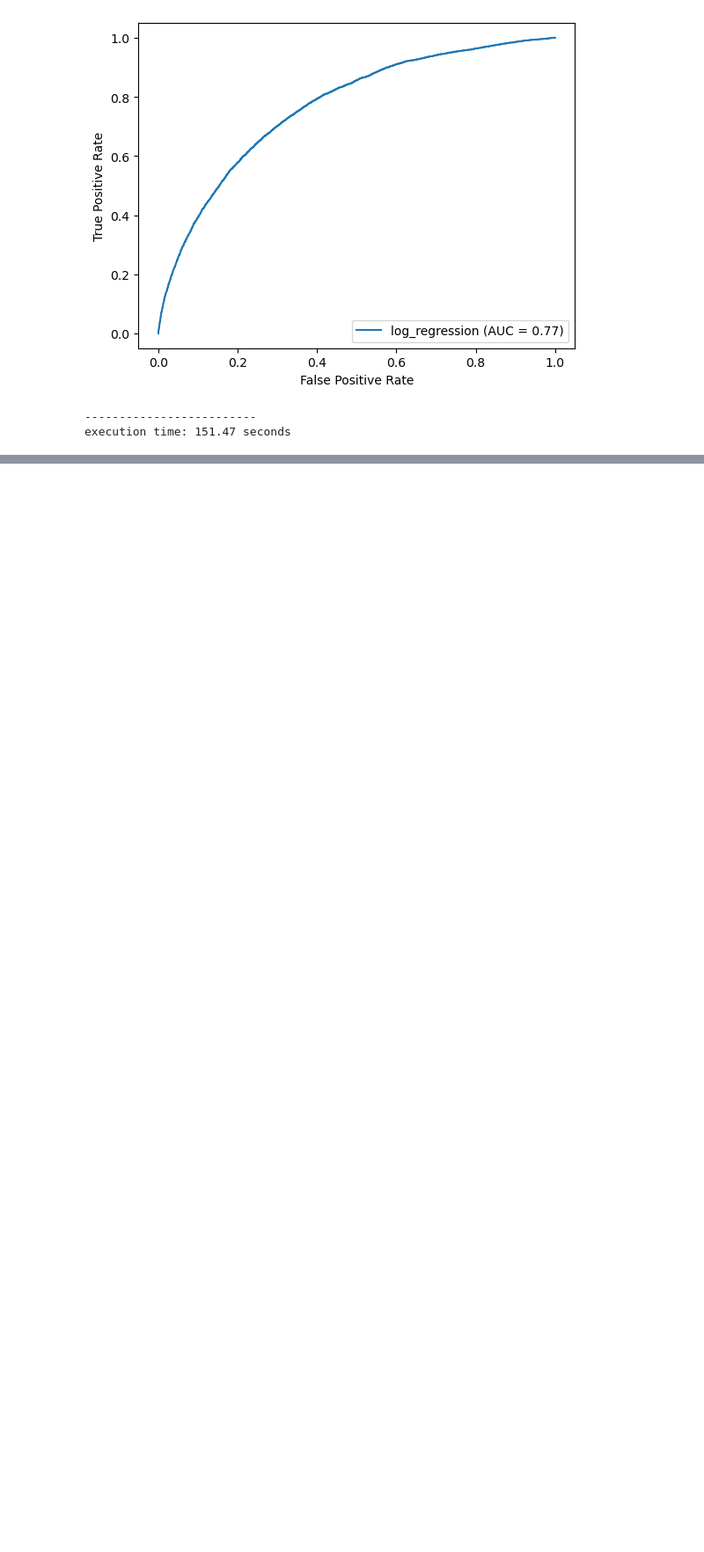
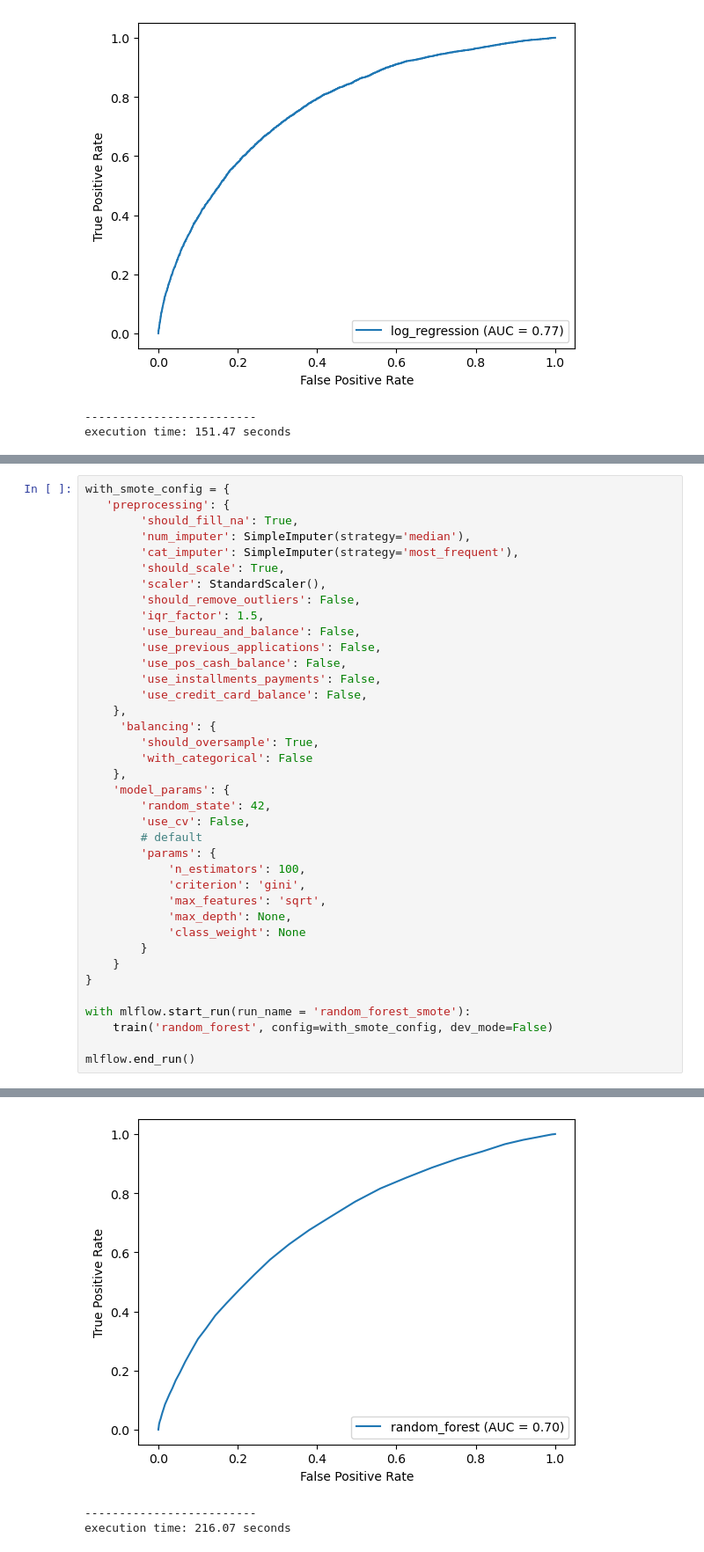
Before and after one commit to NatChe/credit-scoring-dashboard, a Jupyter notebook: 01_Training.ipynb, the cells around one changed output, grey strips where cells are left out. Shown at 88% size. Cells and saved outputs as stored; diff of their text form; blank space fills up the shorter version.

```diff
--- a/01_Training.ipynb
+++ b/01_Training.ipynb
@@ -1532,0 +1622,39 @@ execution time: 151.47 seconds
+# %%
+with_smote_config = {
+   'preprocessing': {
+        'should_fill_na': True,
+        'num_imputer': SimpleImputer(strategy='median'),
+        'cat_imputer': SimpleImputer(strategy='most_frequent'),
+        'should_scale': True,
+        'scaler': StandardScaler(),
+        'should_remove_outliers': False,
+        'iqr_factor': 1.5,
+        'use_bureau_and_balance': False,
+        'use_previous_applications': False,
+        'use_pos_cash_balance': False,
+        'use_installments_payments': False,
+        'use_credit_card_balance': False,
+    },
+     'balancing': {
+        'should_oversample': True,
+        'with_categorical': False
+    },
+    'model_params': {
+        'random_state': 42,
+        'use_cv': False,
+        # default
+        'params': {
+            'n_estimators': 100,
+            'criterion': 'gini',
+            'max_features': 'sqrt',
+            'max_depth': None,
+            'class_weight': None
+        }
+    }
+}
+
+with mlflow.start_run(run_name = 'random_forest_smote'):
+    train('random_forest', config=with_smote_config, dev_mode=False)
+
+mlflow.end_run()
+# %% [output]
@@ -1532,0 +1686,3 @@ execution time: 151.47 seconds
+[figure, added]
+-------------------------
+execution time: 216.07 seconds
```
Also changed, not shown: parts of 22 cells of this notebook, 2 other files.
